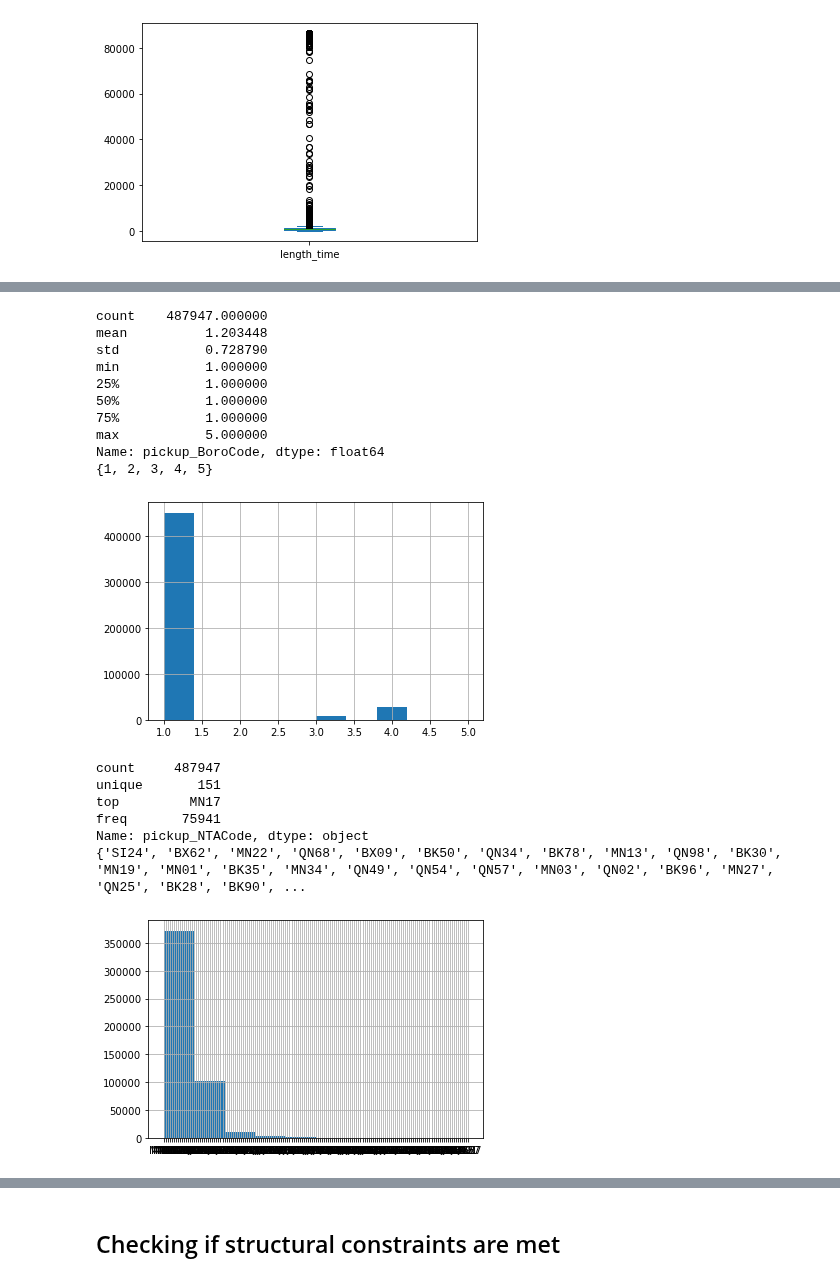
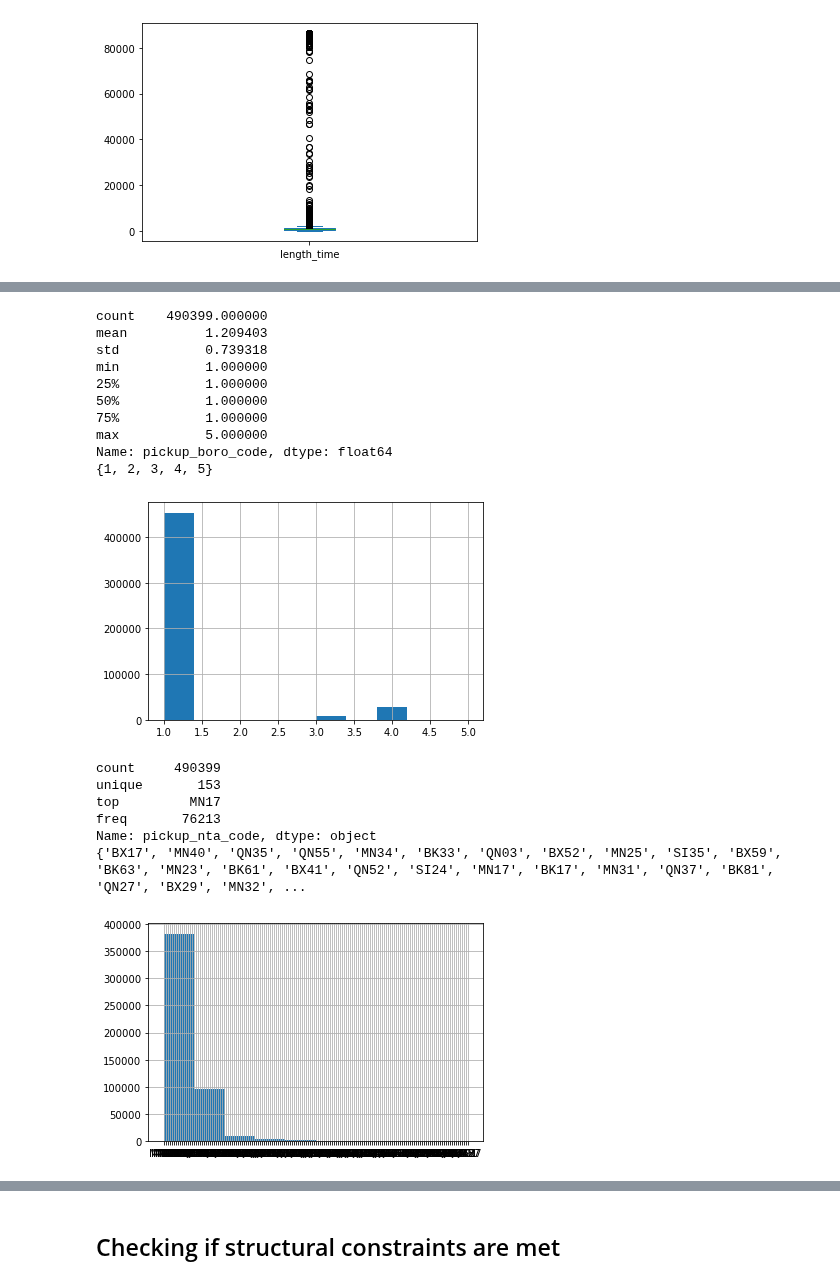
Before and after one commit to MichalKrzyzanski2002/Foundations-Data-Science-Project, a Jupyter notebook: Cleaning.ipynb, the cells around one changed output, grey strips where cells are left out. Drawn from its saved outputs; the diff is of its cells as text; code cells hidden in the pictures.

```diff
--- a/Cleaning.ipynb
+++ b/Cleaning.ipynb
@@ -171,25 +175,25 @@ data["length_time"].plot.box() # now it looks much better
 # %%
-describe("pickup_BoroCode") # The five boroughs of NYC: 1 is Manhattan, 2 is The Bronx, 3 is Brooklyn,  4 is Queens, and 5 is Staten Island
+describe("pickup_boro_code") # The five boroughs of NYC: 1 is Manhattan, 2 is The Bronx, 3 is Brooklyn,  4 is Queens, and 5 is Staten Island
 # %% [output]
-count    487947.000000
-mean          1.203448
-std           0.728790
+count    490399.000000
+mean          1.209403
+std           0.739318
 min           1.000000
 25%           1.000000
 50%           1.000000
 75%           1.000000
 max           5.000000
-Name: pickup_BoroCode, dtype: float64
+Name: pickup_boro_code, dtype: float64
 {1, 2, 3, 4, 5}
 [figure]
 # %%
-describe("pickup_NTACode")
+describe("pickup_nta_code")
 # %% [output]
-count     487947
-unique       151
+count     490399
+unique       153
 top         MN17
-freq       75941
-Name: pickup_NTACode, dtype: object
-{'SI24', 'BX62', 'MN22', 'QN68', 'BX09', 'BK50', 'QN34', 'BK78', 'MN13', 'QN98', 'BK30', 'MN19', 'MN01', 'BK35', 'MN34', 'QN49', 'QN54', 'QN57', 'MN03', 'QN02', 'BK96', 'MN27', 'QN25', 'BK28', 'BK90', ...
+freq       76213
+Name: pickup_nta_code, dtype: object
+{'BX17', 'MN40', 'QN35', 'QN55', 'MN34', 'BK33', 'QN03', 'BX52', 'MN25', 'SI35', 'BX59', 'BK63', 'MN23', 'BK61', 'BX41', 'QN52', 'SI24', 'MN17', 'BK17', 'MN31', 'QN37', 'BK81', 'QN27', 'BX29', 'MN32', ...
-[figure, old version]
+[figure, new version]
 # %%
```
Also changed, not shown: parts of 36 cells of this notebook.
